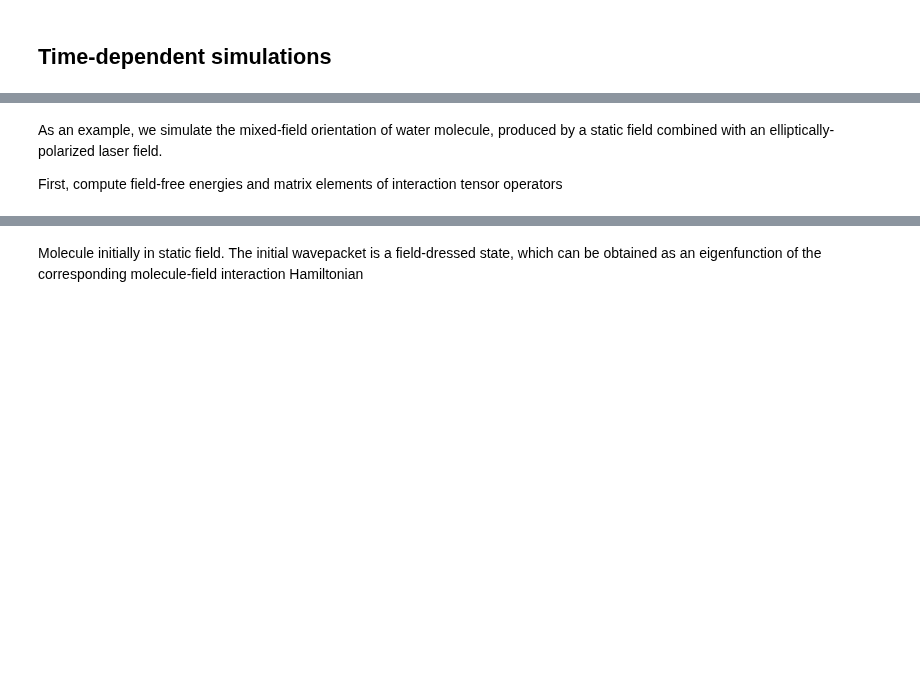
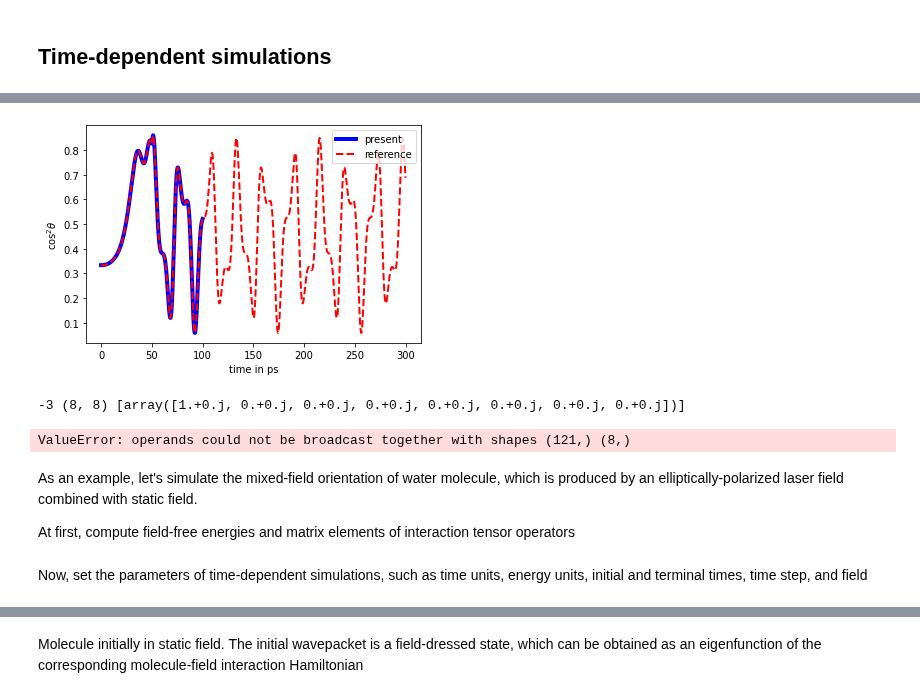
Before and after one commit to CFEL-CMI/richmol, a Jupyter notebook: doc/source/notebooks/rotations_quickstart.ipynb, the cells around one changed output, grey strips where cells are left out. Cells and saved outputs as stored; diff of their text form; code cells hidden in the pictures; blank space fills up the shorter version.

```diff
--- a/doc/source/notebooks/rotations_quickstart.ipynb
+++ b/doc/source/notebooks/rotations_quickstart.ipynb
@@ -275,7 +391,67 @@ Sometimes, matrix representation of tensor is needed in a subspace of the full b
+# %%
+plt.plot([t for t in tdse.time_grid()], [elem.real + 1/3 for elem in cos2_expval], 'b', linewidth=4, label="present")
+
+# compare with reference results
+with open("trunc_pulse_cos2theta.txt", "r") as fl:
+    cos2_expval_ref = np.array([float(line.split()[1]) for line in fl])
+    fl.seek(0)
+    times_ref = np.array([float(line.split()[0]) for line in fl])
+
+plt.plot(times_ref, cos2_expval_ref, 'r--', linewidth=2, label="reference")
+plt.xlabel("time in ps")
+plt.ylabel("$\cos^2\\theta$")
+plt.legend()
+plt.show()
+# %% [output]
+[figure, added]
+# %%
+def flt(**kw):
+    """Filter function to select states with m = _m"""
+    if 'm' in kw:
+        m = kw['m']
+        return m == _m
+    return True
+
+for _m in range(-3, 3):
+
+    h0_m = filter(h0, bra=flt, ket=flt)
+    pol_m = filter(pol, bra=flt, ket=flt)
+    cos2_m = filter(cos2, bra=flt, ket=flt)
+
+    # initial states - Boltzmann-weighted eigenfunctions of `h0`, at T=0 K - only ground state
+    vecs = tdse.initial_state(h0_m, temp=0)
+
+    # interaction Hamiltonian
+    H = -1/2 * pol_m * AUpol_x_Vm_to_invcm() * [0, 0, field(0)]
+
+    # matrix elements of cos^2(theta) in dense matrix representation
+    cos2mat = cos2_m.tomat(form="full", repres="dense", cart="0")
+
+    cos2_expval = []
+
+    for i, t in enumerate(tdse.time_grid()):
+
+        # apply field to Hamiltonian
+        H.field([0, 0, field(t)])
+        print(_m, h0_m.tomat(form="full").shape, vecs)
+
+
+        # update vector
+        vecs, t_ = tdse.update(H, H0=h0_m, vecs=vecs, matvec_lib='scipy')
+
+        # expectation value of cos^2(theta)
+        expval = np.einsum("ij,jk,ik->", np.conj(vecs), cos2mat, vecs) + 1/3 # TODO: why not cos2.expval(vecs)?
+        cos2_expval.append(expval)
+
+        if i % 100 == 0:
+            print(_m, i, t, expval)
+# %% [output]
+-3 (8, 8) [array([1.+0.j, 0.+0.j, 0.+0.j, 0.+0.j, 0.+0.j, 0.+0.j, 0.+0.j, 0.+0.j])]
+ValueError: operands could not be broadcast together with shapes (121,) (8,)
 # %% [markdown]
-As an example, we simulate the mixed-field orientation of water molecule, produced by a static field combined with an elliptically-polarized laser field.
+As an example, let's simulate the mixed-field orientation of water molecule, which is produced by an elliptically-polarized laser field combined with static field.
 
-First, compute field-free energies and matrix elements of interaction tensor operators
+At first, compute field-free energies and matrix elements of interaction tensor operators
 # %%
 from richmol.rot import Molecule, solve, LabTensor
 
@@ -307,0 +487,2 @@ h0 = LabTensor(water, sol)
+# %% [markdown]
+Now, set the parameters of time-dependent simulations, such as time units, energy units, initial and terminal times, time step, and field
```
Also changed, not shown: parts of 11 cells of this notebook, 2 other files.
